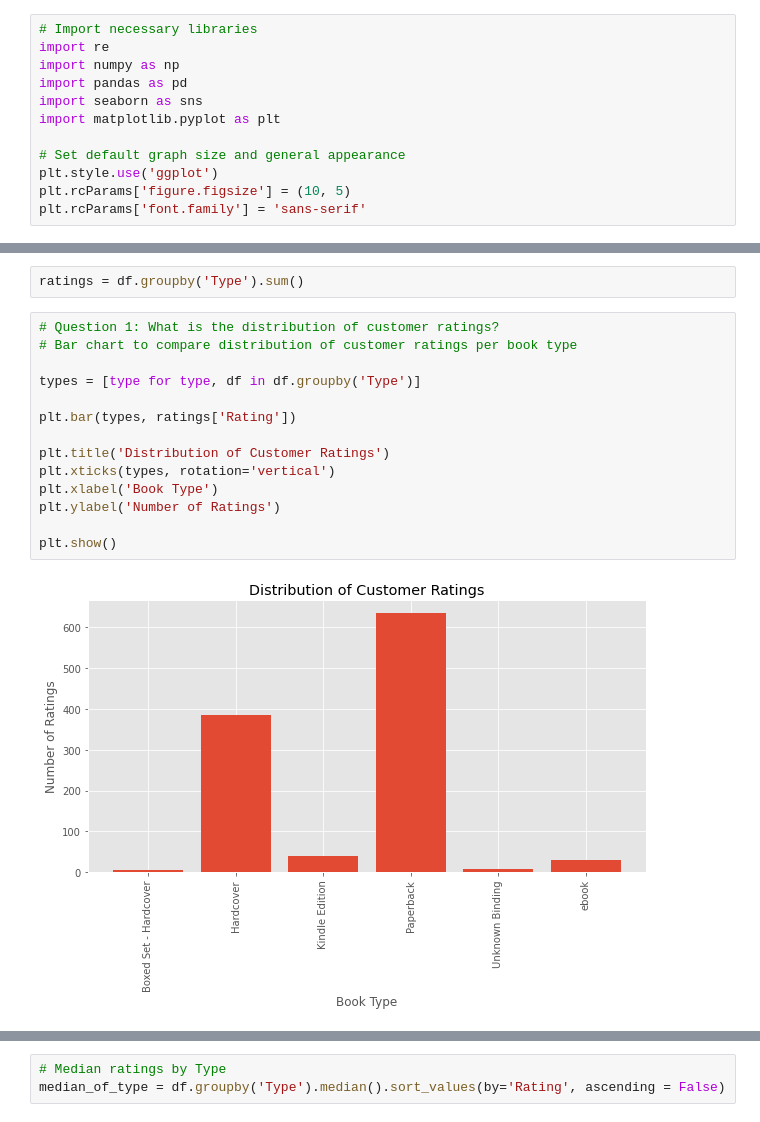
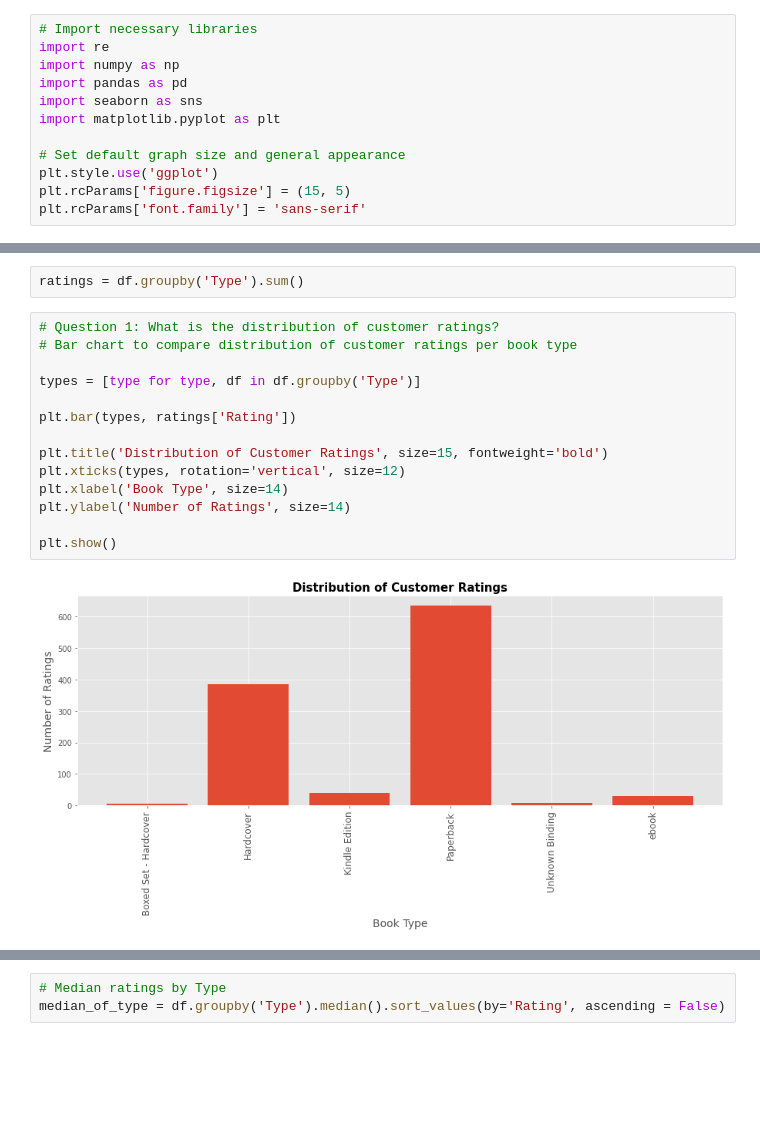
Before and after one commit to codeofarmour/prog_books_da_project, a Jupyter notebook: Books_About_Programming.ipynb, the cells around one changed output, grey strips where cells are left out. Cells and saved outputs as stored; diff of their text form; blank space fills up the shorter version.

Commit message:
Added styling to chart titles, xticks, and labels

```diff
--- a/Books_About_Programming.ipynb
+++ b/Books_About_Programming.ipynb
@@ -15,7 +13,7 @@ import matplotlib.pyplot as plt
 
 # Set default graph size and general appearance
 plt.style.use('ggplot')
-plt.rcParams['figure.figsize'] = (10, 5)
+plt.rcParams['figure.figsize'] = (15, 5)
 plt.rcParams['font.family'] = 'sans-serif'
 # %%
 # Import dataset and store it as a pandas dataframe
@@ -131,19 +129,19 @@ ratings = df.groupby('Type').sum()
 # %%
 # Question 1: What is the distribution of customer ratings?
 # Bar chart to compare distribution of customer ratings per book type
 
 types = [type for type, df in df.groupby('Type')]
 
 plt.bar(types, ratings['Rating'])
 
-plt.title('Distribution of Customer Ratings')
-plt.xticks(types, rotation='vertical')
-plt.xlabel('Book Type')
-plt.ylabel('Number of Ratings')
+plt.title('Distribution of Customer Ratings', size=15, fontweight='bold')
+plt.xticks(types, rotation='vertical', size=12)
+plt.xlabel('Book Type', size=14)
+plt.ylabel('Number of Ratings', size=14)
 
 plt.show()
 # %% [output]
-[figure, old version]
+[figure, new version]
 # %%
 # Plot the mean rating
 plt.axvline(x = np.mean(df['Rating']), ls='--', label='Mean')
```
Also changed, not shown: parts of 15 cells of this notebook.
